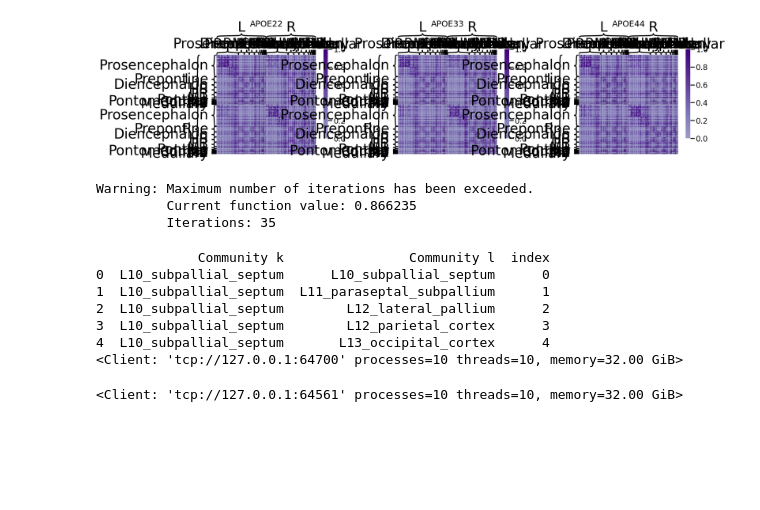
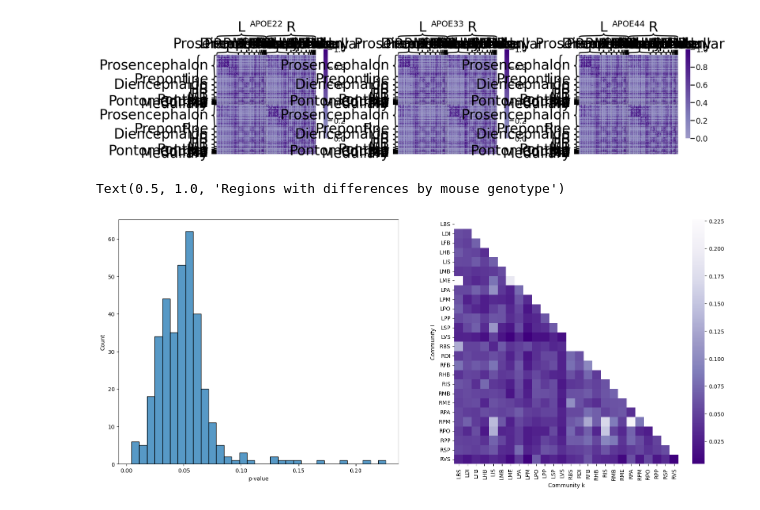
Before and after one commit to ebridge2/cdcorr, a Jupyter notebook: cdcorr/mice/connectome_ana.ipynb, the cells around one changed output. Drawn from its saved outputs; the diff is of its cells as text; code cells hidden in the pictures; blank space fills up the shorter version.

```diff
--- a/cdcorr/mice/connectome_ana.ipynb
+++ b/cdcorr/mice/connectome_ana.ipynb
@@ -128,55 +110,0 @@ Ts = scrubbed_covariates["Genotype"].cat.codes.to_numpy()
-# %%
-balanced_ids = causal_prep(Xs_normalized.to_numpy(), Ts)
-Xs_causal = Xs_normalized[balanced_ids]
-Ts_causal = Ts[balanced_ids]
-graphs_causal = graphs_without_nas[balanced_ids,:,:]
-# %% [output]
-Warning: Maximum number of iterations has been exceeded.
-         Current function value: 0.866235
-         Iterations: 35
-# %%
-from itertools import combinations
-ncores = 50
-nrep = 10000
-nodelabs = node_labels["Label"]
-
-
-def run_comb(row):
-    if row["index"] % 10 == 0:
-        print("Combination: {:d} of {:d}".format(i, num_combs))
-    try:
-        pval, stat = cond_dcorr(graphs_causal[:,nodelabs == row["Community k"],:][:,:,nodelabs == row["Community l"]].reshape(graphs_causal.shape[0],-1),
-                                Ts_causal, Xs_causal, nrep=nrep)
-    except:
-        pval, stat = np.nan, np.nan
-    return tuple([row["Community k"], row["Community l"], pval, stat])
-
-
-exps = []
-
-un_labs = np.unique(node_labels["Label"])
-
-for k in range(0, len(un_labs)):
-    for l in range(k, len(un_labs)):
-        exps.append([un_labs[k], un_labs[l]])
-
-realdat_exps = pd.DataFrame(exps, columns=["Community k", "Community l"])
-realdat_exps["index"] = range(0, len(realdat_exps))
-print(realdat_exps.head())
-client = Client(threads_per_worker=1, n_workers=ncores, silence_logs=logging.ERROR)
-print(client)
-# %% [output]
-             Community k                Community l  index
-0  L10_subpallial_septum      L10_subpallial_septum      0
-1  L10_subpallial_septum  L11_paraseptal_subpallium      1
-2  L10_subpallial_septum        L12_lateral_pallium      2
-3  L10_subpallial_septum        L12_parietal_cortex      3
-4  L10_subpallial_septum       L13_occipital_cortex      4
-<Client: 'tcp://127.0.0.1:64700' processes=10 threads=10, memory=32.00 GiB>
-# %%
-realdat_exps = ddf.from_pandas(sim_exps, npartitions=ncores)
-realdat_results = realdat_exps.apply(lambda x: run_comb(x), axis=1, result_type='expand',
-                             meta={0: str, 1: str, 2: float, 3: float})
-realdat_results = realdat_results.compute(scheduler="multiprocessing")
-# %% [output]
-<Client: 'tcp://127.0.0.1:64561' processes=10 threads=10, memory=32.00 GiB>
@@ -190,16 +111,26 @@ sim_results.to_pickle('./data/mouse_results.pkl')
 # %%
 from statsmodels.stats.multitest import multipletests
 from scipy.stats import rankdata
+import scipy as sp
 
-res_dat["adjusted p-value"] = multipletests(res_dat["p-value"], method="fdr_bh")[1]
+realdat_results = pd.read_pickle("data/mouse_processed.pkl")
+
+realdat_results["adjusted p-value"] = np.ones(realdat_results.shape[0])
+
 alpha = 0.05
-res_dat["Test Outcome"] = (res_dat["adjusted p-value"] < alpha).astype(int)
+realdat_results["adjusted p-value"][~np.isnan(realdat_results["p-value"])] = multipletests(realdat_results["p-value"][~np.isnan(realdat_results["p-value"])], method="fdr_bh", alpha=alpha)[1]
+realdat_results["rank"] = sp.stats.rankdata(realdat_results["p-value"])
+realdat_results["Test Outcome"] = (realdat_results["adjusted p-value"] < alpha).astype(int)
 # %%
-fig, ax = plt.subplots(figsize=(10, 8))
-res_dat["log(adjusted p-value)"] = np.log(res_dat["adjusted p-value"])
-res_df = res_dat.pivot("Community l", "Community k", "log(adjusted p-value)")
-sns.heatmap(res_df, ax=ax, cmap="Purples_r", vmax=0)
+fig, axs = plt.subplots(1, 2, figsize=(20, 8))
+realdat_results["log(adjusted p-value)"] = np.log(realdat_results["adjusted p-value"])
+res_df = realdat_results.pivot("Community l", "Community k", "p-value")
+sns.histplot(realdat_results["p-value"], ax=axs[0])
+sns.heatmap(res_df, ax=axs[1], cmap="Purples_r")
 ax.set_title("Regions with differences by mouse genotype")
+# %% [output]
+Text(0.5, 1.0, 'Regions with differences by mouse genotype')
+[figure, added]
 # %%
 fig, ax = plt.subplots(figsize=(5, 4))
 
```
Also changed, not shown: parts of 3 cells of this notebook, 1 other file.
